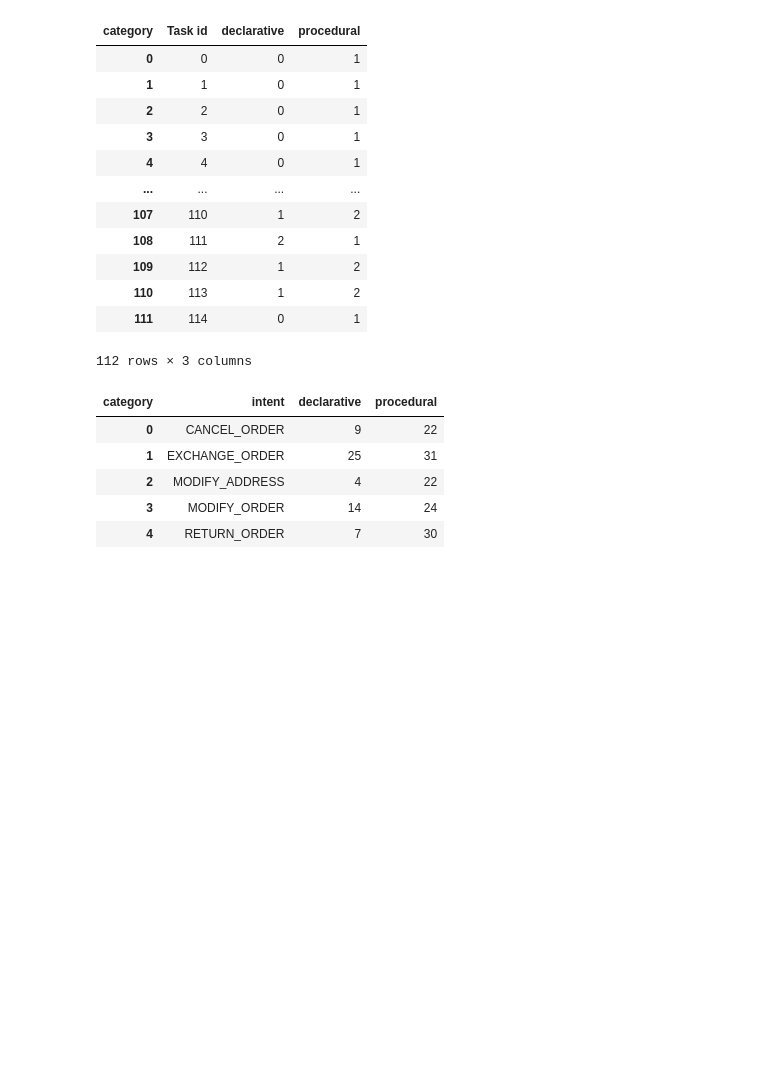
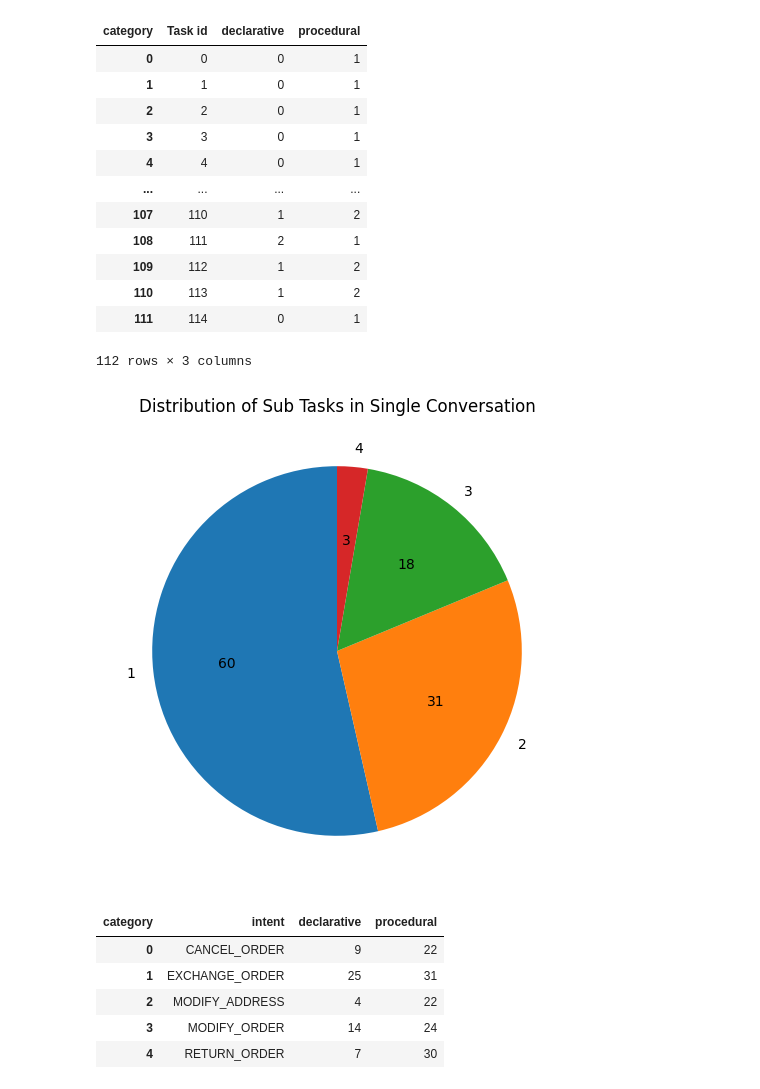
Before and after one commit to rishitoshsingh/applied, a Jupyter notebook: categorizer_new/analyzer-retail.ipynb, the cells around one changed output. Cells and saved outputs as stored; diff of their text form; code cells hidden in the pictures; blank space fills up the shorter version.

```diff
--- a/categorizer_new/analyzer-retail.ipynb
+++ b/categorizer_new/analyzer-retail.ipynb
@@ -54,6 +54,30 @@ df_counts["sub_tasks"] = df_counts["procedural"] + df_counts["declarative"]
 df_counts["procedural_ratio"] =  df_counts["procedural"] / df_counts["sub_tasks"]
 df_counts["declarative_ratio"] =  df_counts["declarative"] / df_counts["sub_tasks"]
 df_counts.to_csv("csv's/task_category_counts_ratio-gpt-4o-gpt-4o-retail.csv", index=False)
+# %%
+import matplotlib.pyplot as plt
+
+# Count occurrences of each unique value
+subtask_counts = df_counts["sub_tasks"].value_counts()
+
+# Custom function to show counts
+def absolute_value(pct, all_vals):
+    total = sum(all_vals)
+    count = int(round(pct * total / 100.0))
+    return f"{count}"
+
+# Create pie chart
+plt.figure(figsize=(6, 6))
+plt.pie(
+    subtask_counts,
+    labels=subtask_counts.index,
+    autopct=lambda pct: absolute_value(pct, subtask_counts),
+    startangle=90
+)
+plt.title("Distribution of Sub Tasks in Single Conversation")
+plt.show()
+# %% [output]
+[figure, added]
 # %%
 df_tasks_counts = df.groupby(["intent", "category"]) \
 .size()  \
```
Also changed, not shown: parts of 1 cell of this notebook, 8 other files.
